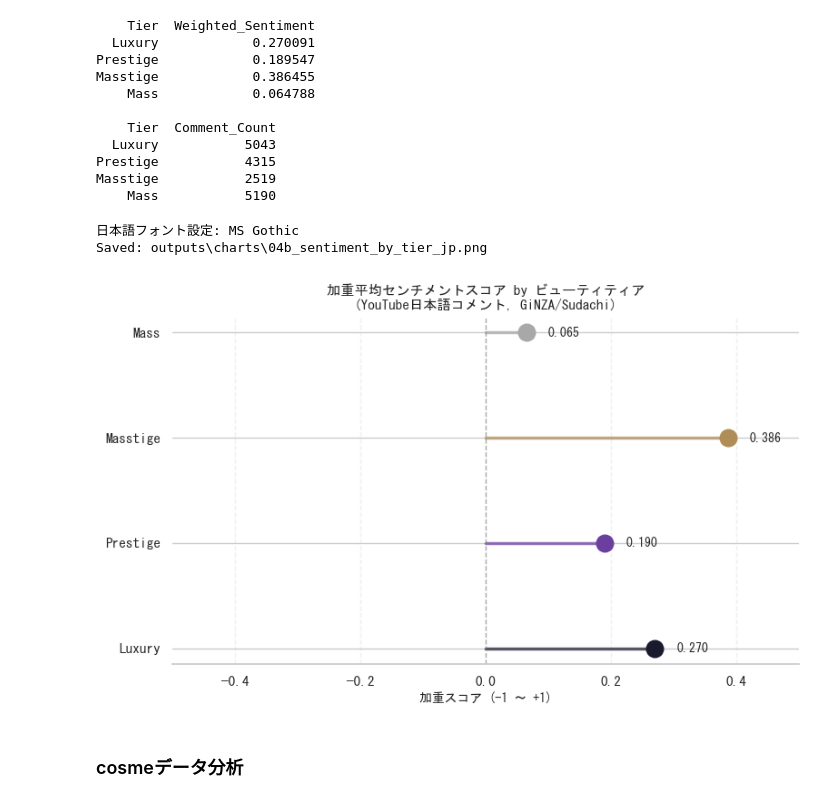
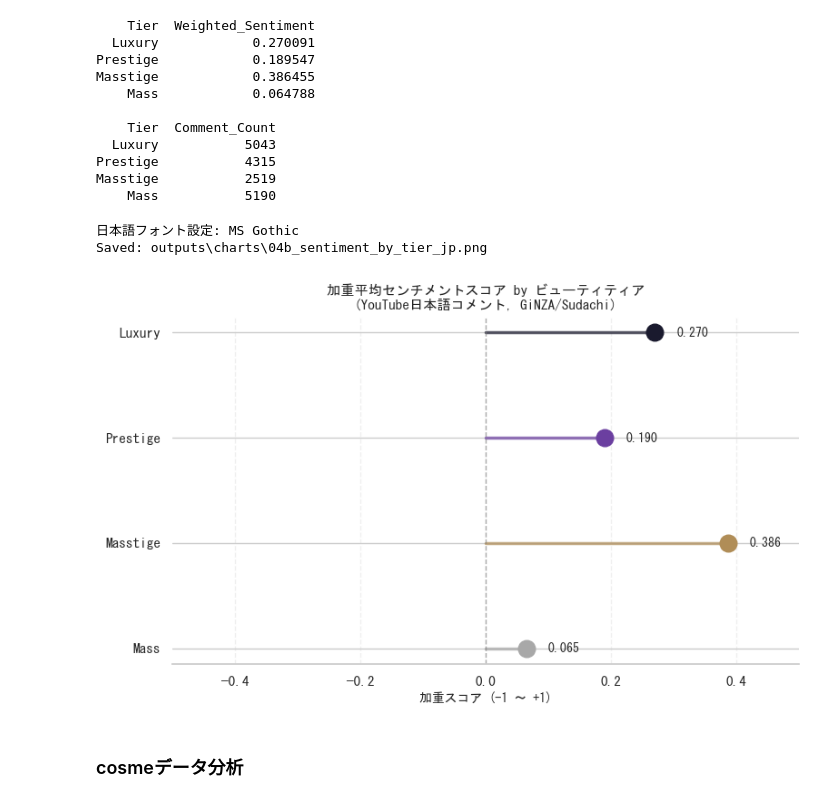
Before and after one commit to Stan-DS-Z/the-masstige-moment, a Jupyter notebook: notebooks/04B_@コスメ_youtube_センチメント.ipynb, the cells around one changed output. Saved outputs shown, nothing was run; the diff lists cells and outputs as text; code cells hidden in the pictures.

```diff
--- a/notebooks/04B_@コスメ_youtube_センチメント.ipynb
+++ b/notebooks/04B_@コスメ_youtube_センチメント.ipynb
@@ -422,34 +422,35 @@ else:
     print("利用可能なフォント候補:")
     print([f for f in available if any(x in f for x in ["Gothic", "Mincho", "CJK", "Noto"])][:10])
 
 # ── チャート1: 発散型ドットプロット — YouTube JP ────────────
 fig, ax = plt.subplots(figsize=(8, 5))
 
 scores_jp = tier_sentiment_jp.set_index("Tier")["Weighted_Sentiment"].reindex(TIER_ORDER)
 
 for i, (tier, val) in enumerate(scores_jp.items()):
     ax.plot([0, val], [i, i], color=TIER_COLOURS[tier], linewidth=2.5, alpha=0.7)
     ax.scatter(val, i, color=TIER_COLOURS[tier], s=180, zorder=5)
     ax.text(val + 0.035, i, f"{val:.3f}", va="center", fontsize=10, fontweight="bold")
 
 ax.axvline(0, color="grey", linewidth=1, linestyle="--", alpha=0.6)
 ax.set_yticks(range(len(TIER_ORDER)))
 ax.set_yticklabels(TIER_ORDER, fontsize=11)
 ax.set_xlabel("加重スコア (-1 〜 +1)", fontsize=10)
 ax.set_title("加重平均センチメントスコア by ビューティティア\n(YouTube日本語コメント, GiNZA/Sudachi)",
              fontsize=11, fontweight="bold")
 ax.set_xlim(-0.5, 0.5)
 ax.spines[["top", "right", "left"]].set_visible(False)
 ax.tick_params(left=False)
 ax.grid(axis="x", linestyle="--", alpha=0.3)
+ax.invert_yaxis()
 
 plt.tight_layout()
 save_chart(fig, "04b_sentiment_by_tier_jp.png")
 plt.show()
 # %% [output]
 日本語フォント設定: MS Gothic
 Saved: outputs\charts\04b_sentiment_by_tier_jp.png
-[figure, old version]
+[figure, new version]
 # %% [markdown]
 ### cosmeデータ分析
 # %%
```
Also changed, not shown: parts of 3 cells of this notebook, 3 other files.
